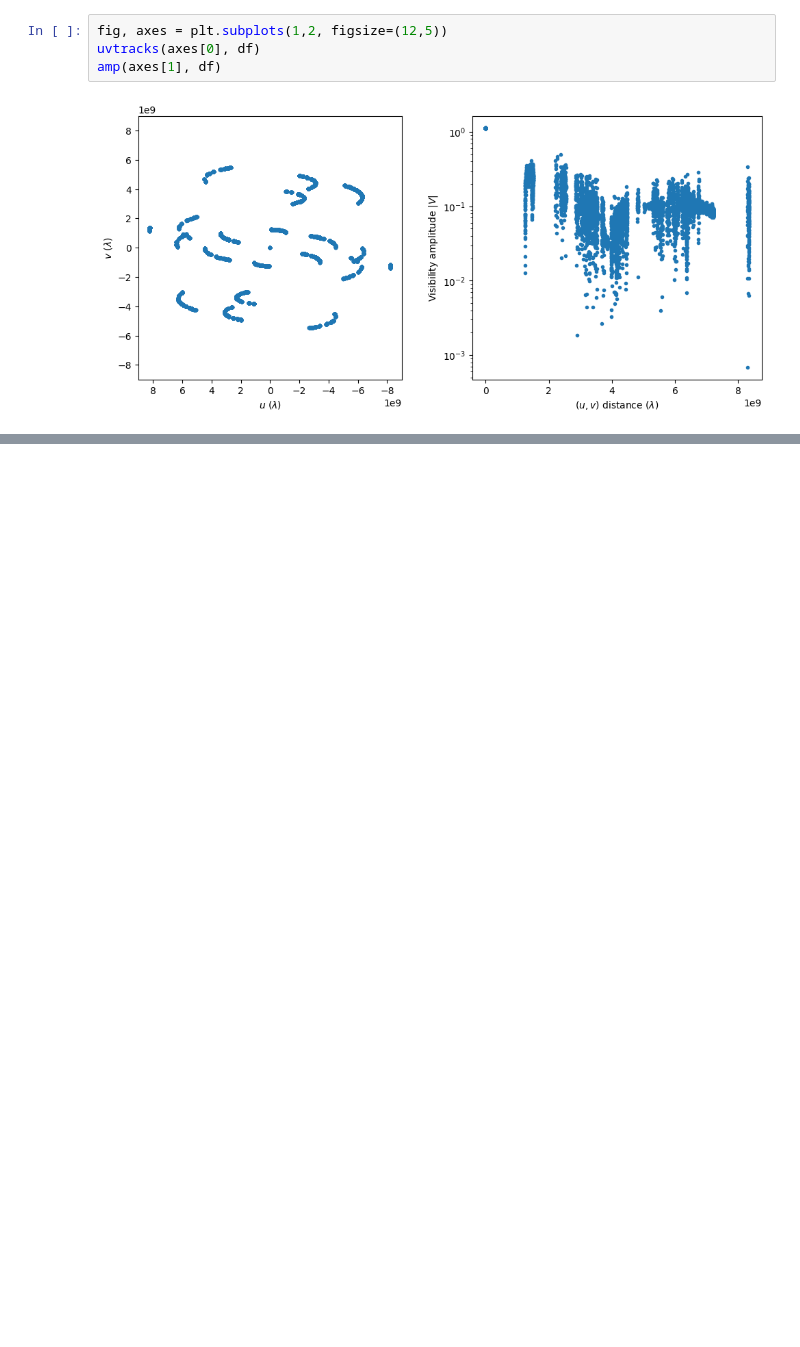
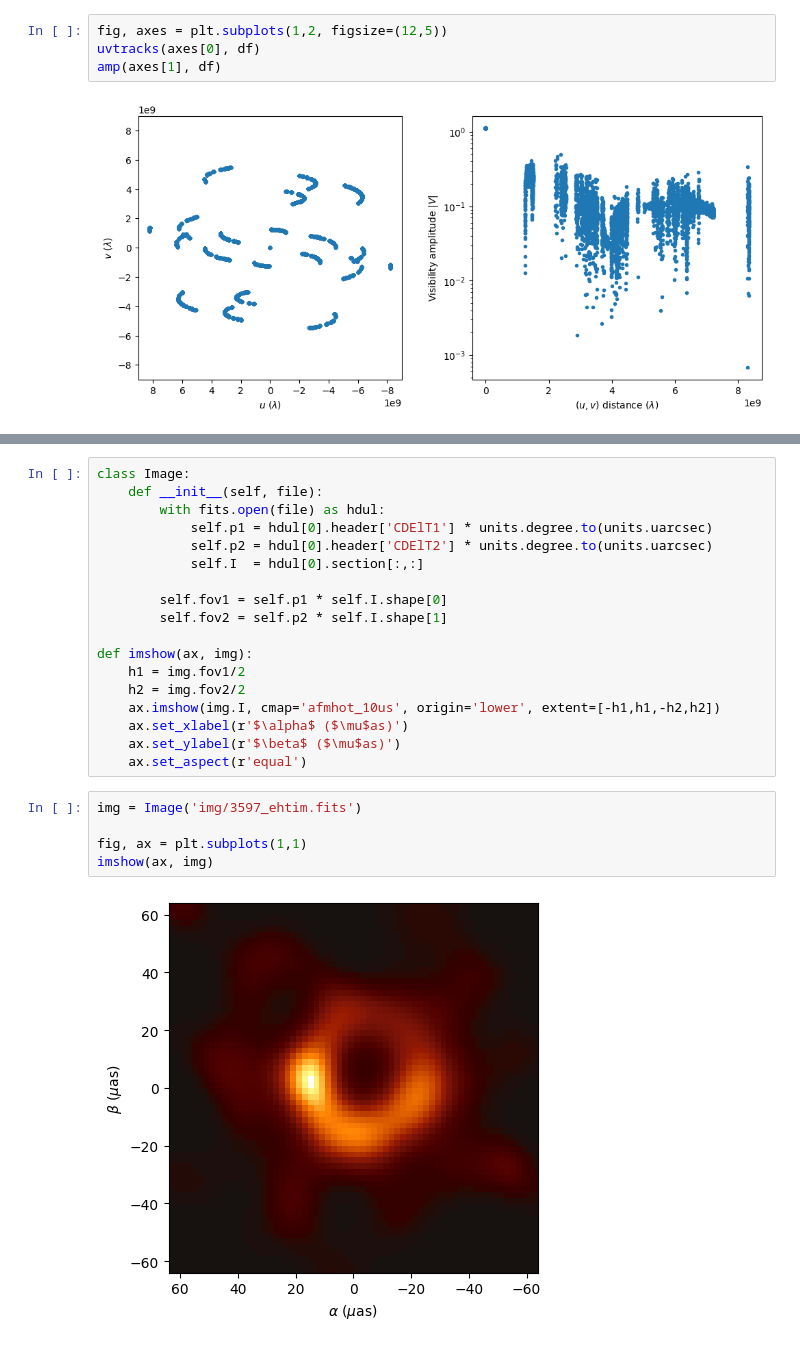
Before and after one commit to rndsrc/img, a Jupyter notebook: img.ipynb, the cells around one changed output, grey strips where cells are left out. Cells and saved outputs as stored; diff of their text form; blank space fills up the shorter version.

Commit message:
Load fits file and plot the image

```diff
--- a/img.ipynb
+++ b/img.ipynb
@@ -99,0 +107,25 @@ amp(axes[1], df)
+# %%
+class Image:
+    def __init__(self, file):
+        with fits.open(file) as hdul:
+            self.p1 = hdul[0].header['CDElT1'] * units.degree.to(units.uarcsec)
+            self.p2 = hdul[0].header['CDElT2'] * units.degree.to(units.uarcsec)
+            self.I  = hdul[0].section[:,:]
+
+        self.fov1 = self.p1 * self.I.shape[0]
+        self.fov2 = self.p2 * self.I.shape[1]
+
+def imshow(ax, img):
+    h1 = img.fov1/2
+    h2 = img.fov2/2
+    ax.imshow(img.I, cmap='afmhot_10us', origin='lower', extent=[-h1,h1,-h2,h2])
+    ax.set_xlabel(r'$\alpha$ ($\mu$as)')
+    ax.set_ylabel(r'$\beta$ ($\mu$as)')
+    ax.set_aspect(r'equal')
+# %%
+img = Image('img/3597_ehtim.fits')
+
+fig, ax = plt.subplots(1,1)
+imshow(ax, img)
+# %% [output]
+[figure, added]
```
Also changed, not shown: parts of 2 cells of this notebook.
